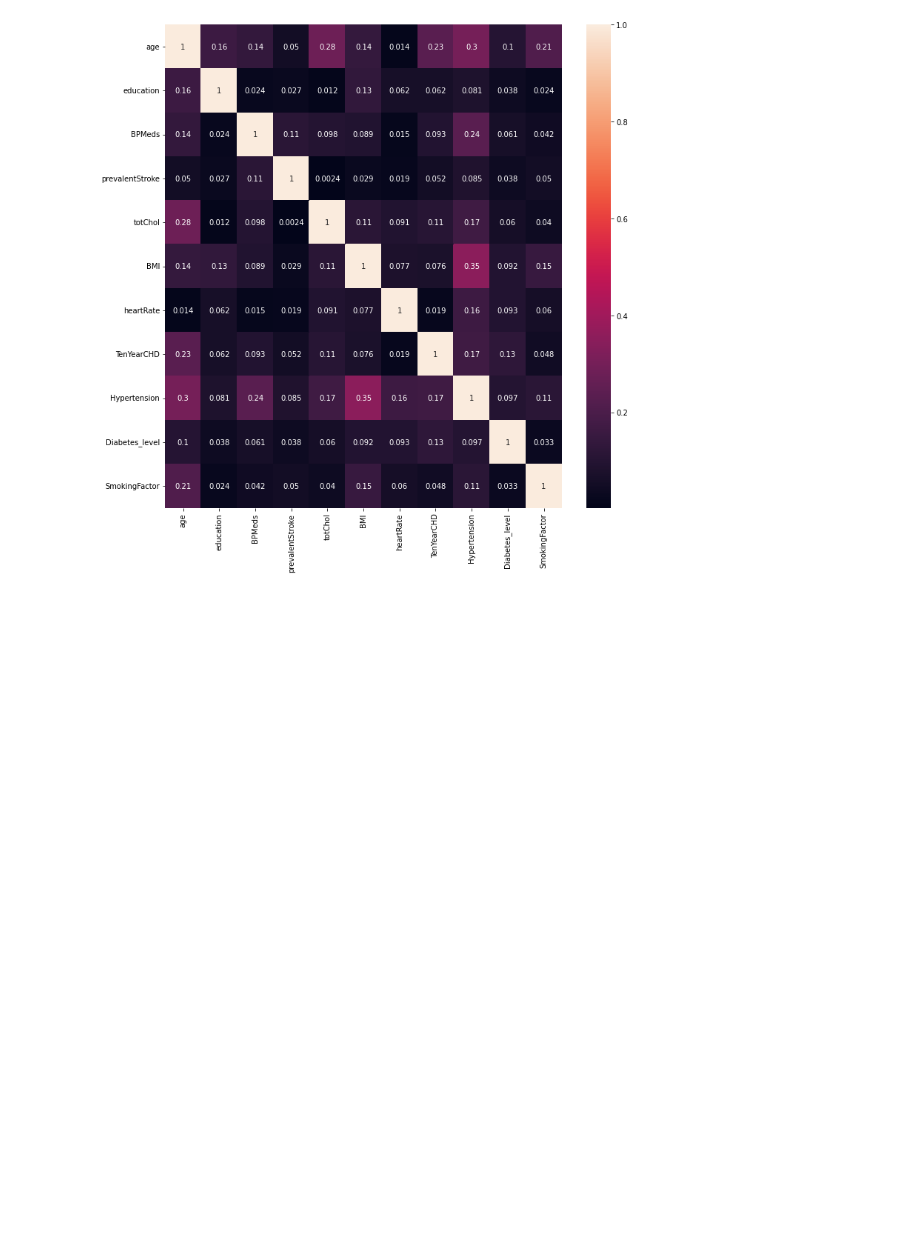
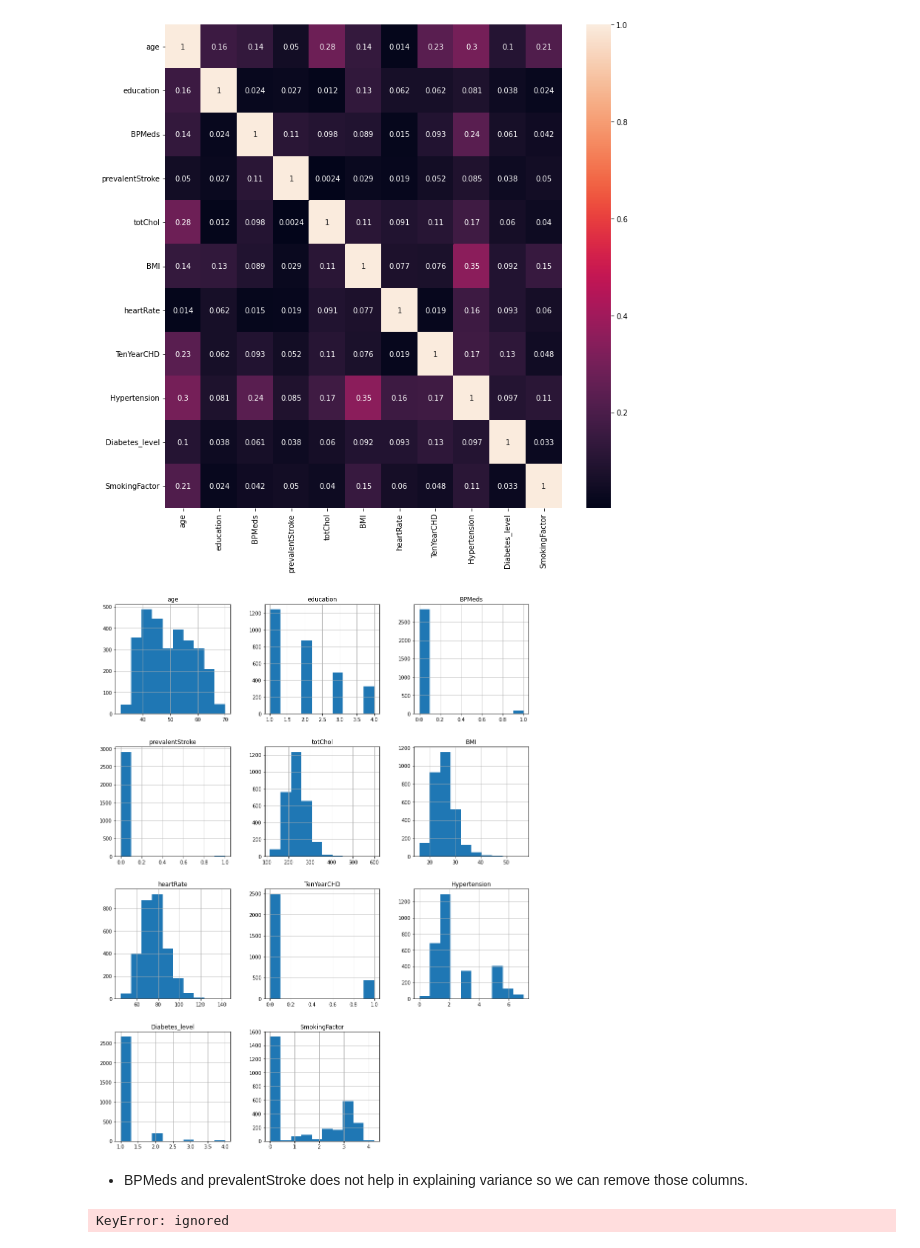
Before and after one commit to Deven876/project3-Cardiovascular-Risk-Prediction, a Jupyter notebook: Project3_Cardiovascular_Risk_Prediction.ipynb, the cells around one changed output. Cells and saved outputs as stored; diff of their text form; code cells hidden in the pictures; blank space fills up the shorter version.

```diff
--- a/Project3_Cardiovascular_Risk_Prediction.ipynb
+++ b/Project3_Cardiovascular_Risk_Prediction.ipynb
@@ -511,3 +511,18 @@ sns.heatmap(abs(correlation), annot=True)
 # %% [output]
 <matplotlib.axes._subplots.AxesSubplot at 0x...>
 [figure]
+# %%
+# plot histogram to see the distribution of the data
+fig = plt.figure(figsize = (15,20))
+ax = fig.gca()
+data1.hist(ax = ax)
+plt.show()
+# %% [output]
+[figure, added]
+# %% [markdown]
+- BPMeds and prevalentStroke does not help in explaining variance so we can remove those columns.
+# %%
+# remove unneccsary column
+data1.drop(columns=['BPMeds', 'prevalentStroke'], inplace=True)
+# %% [output]
+KeyError: ignored
```
Also changed, not shown: parts of 3 cells of this notebook.
